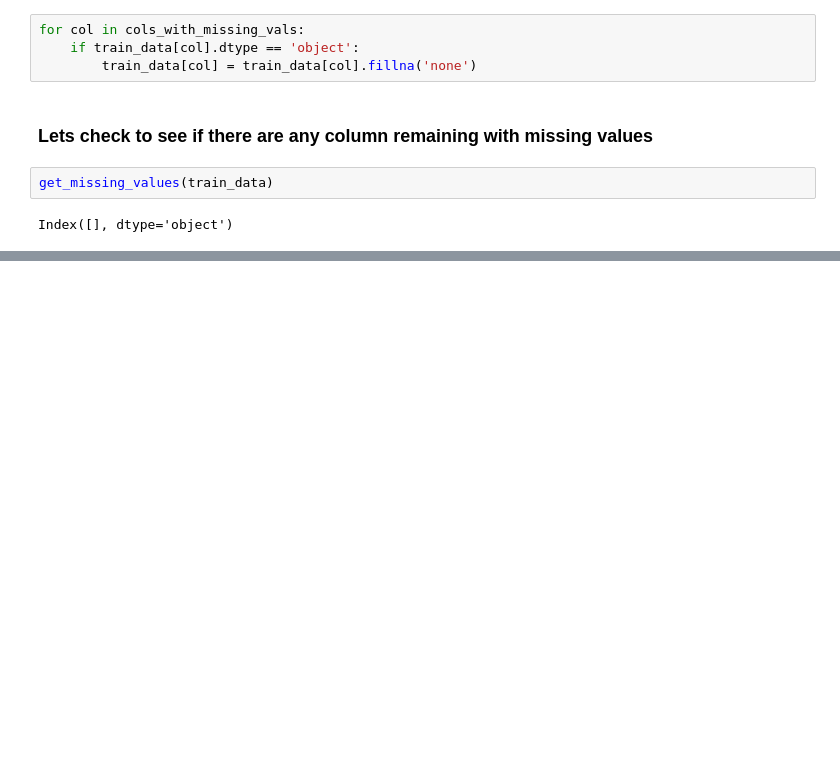
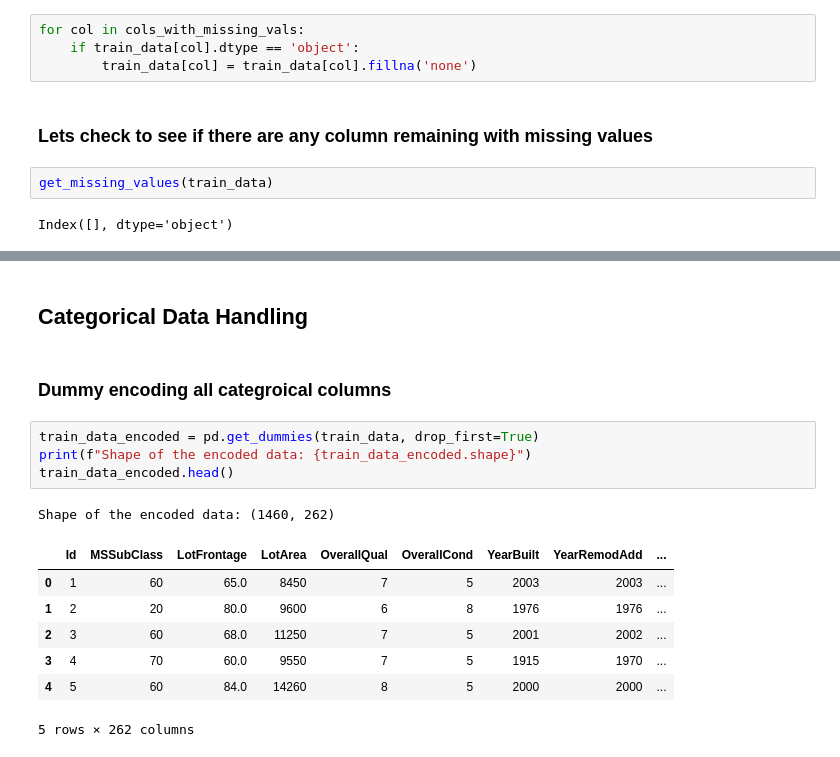
Before and after one commit to opticSquid/House-Price-Prediction, a Jupyter notebook: understand-data.ipynb, the cells around one changed output, grey strips where cells are left out. Drawn from its saved outputs; the diff is of its cells as text; blank space fills up the shorter version.

```diff
--- a/understand-data.ipynb
+++ b/understand-data.ipynb
@@ -111,0 +160,17 @@ Index([], dtype='object')
+# %% [markdown]
+## Categorical Data Handling
+# %% [markdown]
+### Dummy encoding all categroical columns
+# %%
+train_data_encoded = pd.get_dummies(train_data, drop_first=True)
+print(f"Shape of the encoded data: {train_data_encoded.shape}")
+train_data_encoded.head()
+# %% [output]
+Shape of the encoded data: (1460, 262)
+|  | Id | MSSubClass | LotFrontage | LotArea | OverallQual | OverallCond | YearBuilt | YearRemodAdd | ... |
+| 0 | 1 | 60 | 65.0 | 8450 | 7 | 5 | 2003 | 2003 | ... |
+| 1 | 2 | 20 | 80.0 | 9600 | 6 | 8 | 1976 | 1976 | ... |
+| 2 | 3 | 60 | 68.0 | 11250 | 7 | 5 | 2001 | 2002 | ... |
+| 3 | 4 | 70 | 60.0 | 9550 | 7 | 5 | 1915 | 1970 | ... |
+| 4 | 5 | 60 | 84.0 | 14260 | 8 | 5 | 2000 | 2000 | ... |
+5 rows × 262 columns
```
Also changed, not shown: parts of 19 cells of this notebook.
